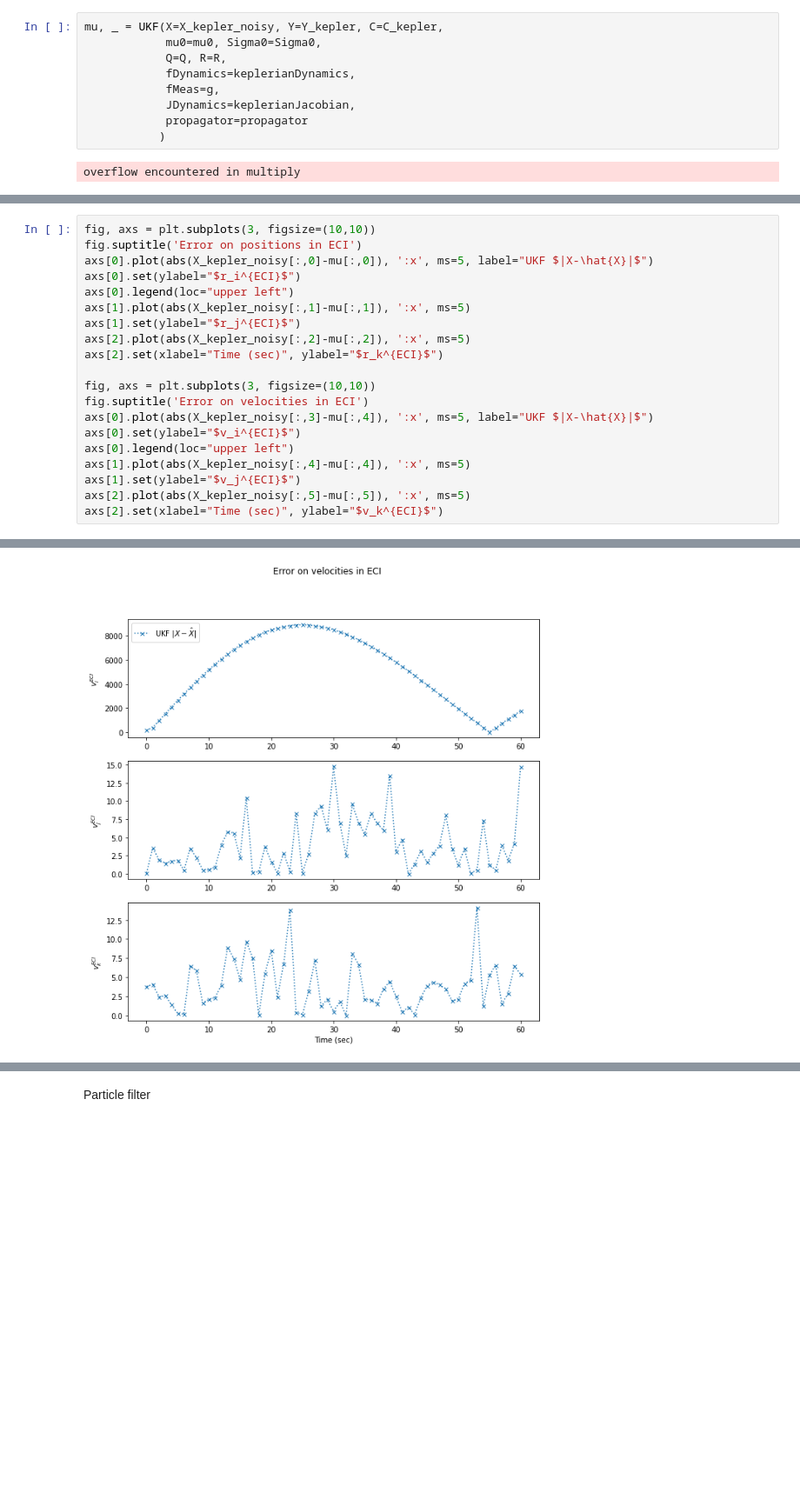
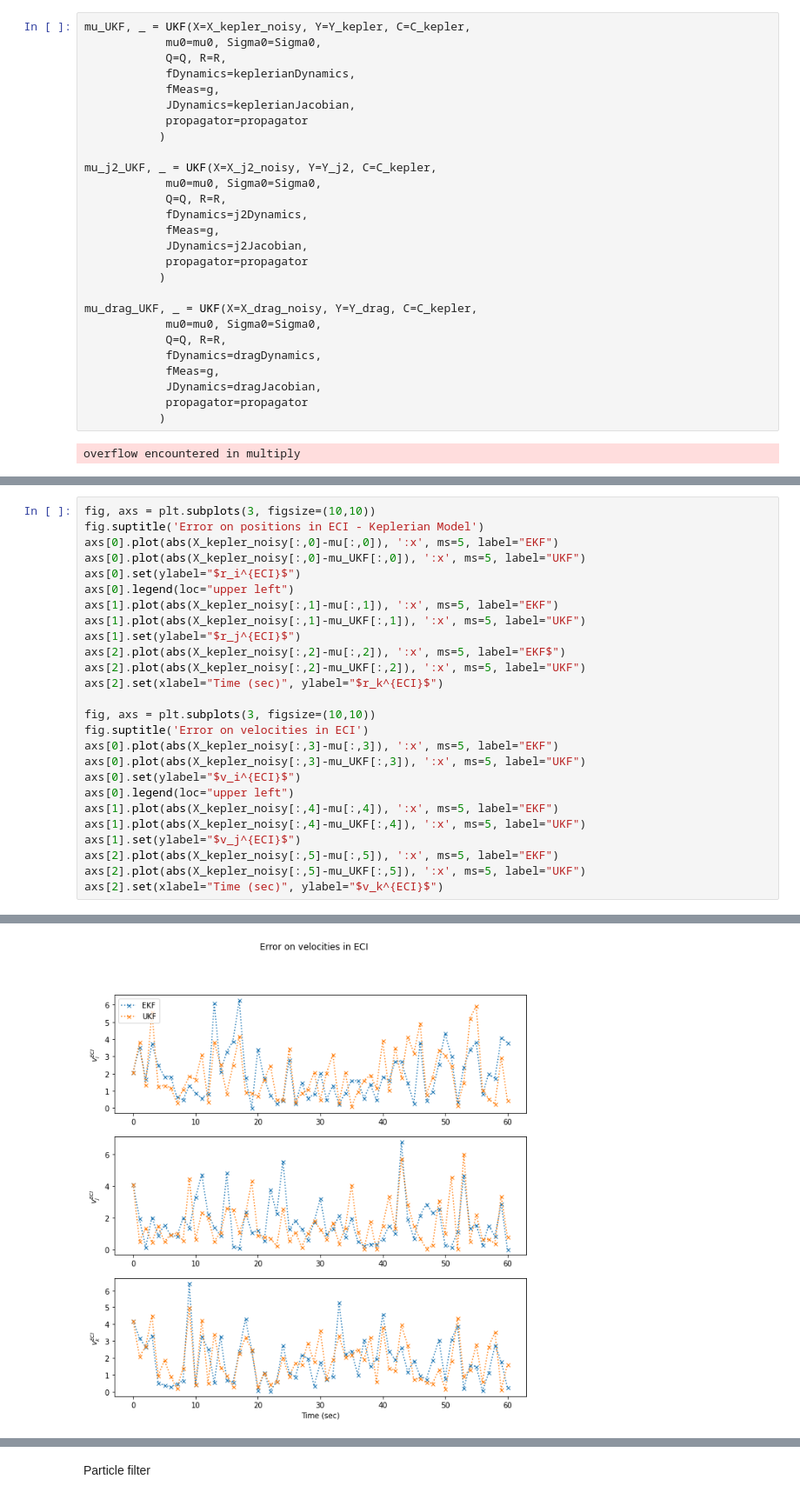
Before and after one commit to EleonoreJ/Kalman-Filtering-Orbit-Determination, a Jupyter notebook: Test Filters.ipynb, the cells around one changed output, grey strips where cells are left out. Shown at 87% size. Cells and saved outputs as stored; diff of their text form; blank space fills up the shorter version.

Commit message:
plot EKF-UKF

```diff
--- a/Test Filters.ipynb
+++ b/Test Filters.ipynb
@@ -281,7 +312,7 @@ def UKF(X, Y, C, mu0, Sigma0, Q, R, fDynamics, fMeas, JDynamics, propagator=prop
 
     return mu, Sigma
 # %%
-mu, _ = UKF(X=X_kepler_noisy, Y=Y_kepler, C=C_kepler,
+mu_UKF, _ = UKF(X=X_kepler_noisy, Y=Y_kepler, C=C_kepler,
             mu0=mu0, Sigma0=Sigma0,
             Q=Q, R=R,
             fDynamics=keplerianDynamics,
@@ -289,6 +320,24 @@ mu, _ = UKF(X=X_kepler_noisy, Y=Y_kepler, C=C_kepler,
             JDynamics=keplerianJacobian,
             propagator=propagator
            )
+
+mu_j2_UKF, _ = UKF(X=X_j2_noisy, Y=Y_j2, C=C_kepler,
+            mu0=mu0, Sigma0=Sigma0,
+            Q=Q, R=R,
+            fDynamics=j2Dynamics,
+            fMeas=g,
+            JDynamics=j2Jacobian,
+            propagator=propagator
+           )
+
+mu_drag_UKF, _ = UKF(X=X_drag_noisy, Y=Y_drag, C=C_kepler,
+            mu0=mu0, Sigma0=Sigma0,
+            Q=Q, R=R,
+            fDynamics=dragDynamics,
+            fMeas=g,
+            JDynamics=dragJacobian,
+            propagator=propagator
+           )
 # %% [output]
 overflow encountered in multiply
 # %%
@@ -323,23 +372,29 @@ axs[2].set(xlabel="Time (sec)", ylabel="$v_k^{ECI}$")
 [figure]
 # %%
 fig, axs = plt.subplots(3, figsize=(10,10))
-fig.suptitle('Error on positions in ECI')
-axs[0].plot(abs(X_kepler_noisy[:,0]-mu[:,0]), ':x', ms=5, label="UKF $|X-\hat{X}|$")
+fig.suptitle('Error on positions in ECI - Keplerian Model')
+axs[0].plot(abs(X_kepler_noisy[:,0]-mu[:,0]), ':x', ms=5, label="EKF")
+axs[0].plot(abs(X_kepler_noisy[:,0]-mu_UKF[:,0]), ':x', ms=5, label="UKF")
 axs[0].set(ylabel="$r_i^{ECI}$")
 axs[0].legend(loc="upper left")
-axs[1].plot(abs(X_kepler_noisy[:,1]-mu[:,1]), ':x', ms=5)
+axs[1].plot(abs(X_kepler_noisy[:,1]-mu[:,1]), ':x', ms=5, label="EKF")
+axs[1].plot(abs(X_kepler_noisy[:,1]-mu_UKF[:,1]), ':x', ms=5, label="UKF")
 axs[1].set(ylabel="$r_j^{ECI}$")
-axs[2].plot(abs(X_kepler_noisy[:,2]-mu[:,2]), ':x', ms=5)
+axs[2].plot(abs(X_kepler_noisy[:,2]-mu[:,2]), ':x', ms=5, label="EKF$")
+axs[2].plot(abs(X_kepler_noisy[:,2]-mu_UKF[:,2]), ':x', ms=5, label="UKF")
 axs[2].set(xlabel="Time (sec)", ylabel="$r_k^{ECI}$")
 
 fig, axs = plt.subplots(3, figsize=(10,10))
 fig.suptitle('Error on velocities in ECI')
-axs[0].plot(abs(X_kepler_noisy[:,3]-mu[:,4]), ':x', ms=5, label="UKF $|X-\hat{X}|$")
+axs[0].plot(abs(X_kepler_noisy[:,3]-mu[:,3]), ':x', ms=5, label="EKF")
+axs[0].plot(abs(X_kepler_noisy[:,3]-mu_UKF[:,3]), ':x', ms=5, label="UKF")
 axs[0].set(ylabel="$v_i^{ECI}$")
 axs[0].legend(loc="upper left")
-axs[1].plot(abs(X_kepler_noisy[:,4]-mu[:,4]), ':x', ms=5)
+axs[1].plot(abs(X_kepler_noisy[:,4]-mu[:,4]), ':x', ms=5, label="EKF")
+axs[1].plot(abs(X_kepler_noisy[:,4]-mu_UKF[:,4]), ':x', ms=5, label="UKF")
 axs[1].set(ylabel="$v_j^{ECI}$")
-axs[2].plot(abs(X_kepler_noisy[:,5]-mu[:,5]), ':x', ms=5)
+axs[2].plot(abs(X_kepler_noisy[:,5]-mu[:,5]), ':x', ms=5, label="EKF")
+axs[2].plot(abs(X_kepler_noisy[:,5]-mu_UKF[:,5]), ':x', ms=5, label="UKF")
 axs[2].set(xlabel="Time (sec)", ylabel="$v_k^{ECI}$")
 # %% [output]
 [Text(0, 0.5, '$v_k^{ECI}$'), Text(0.5, 0, 'Time (sec)')]
@@ -347 +402 @@ axs[2].set(xlabel="Time (sec)", ylabel="$v_k^{ECI}$")
-[figure, old version]
+[figure, new version]
```
Also changed, not shown: parts of 8 cells of this notebook.
